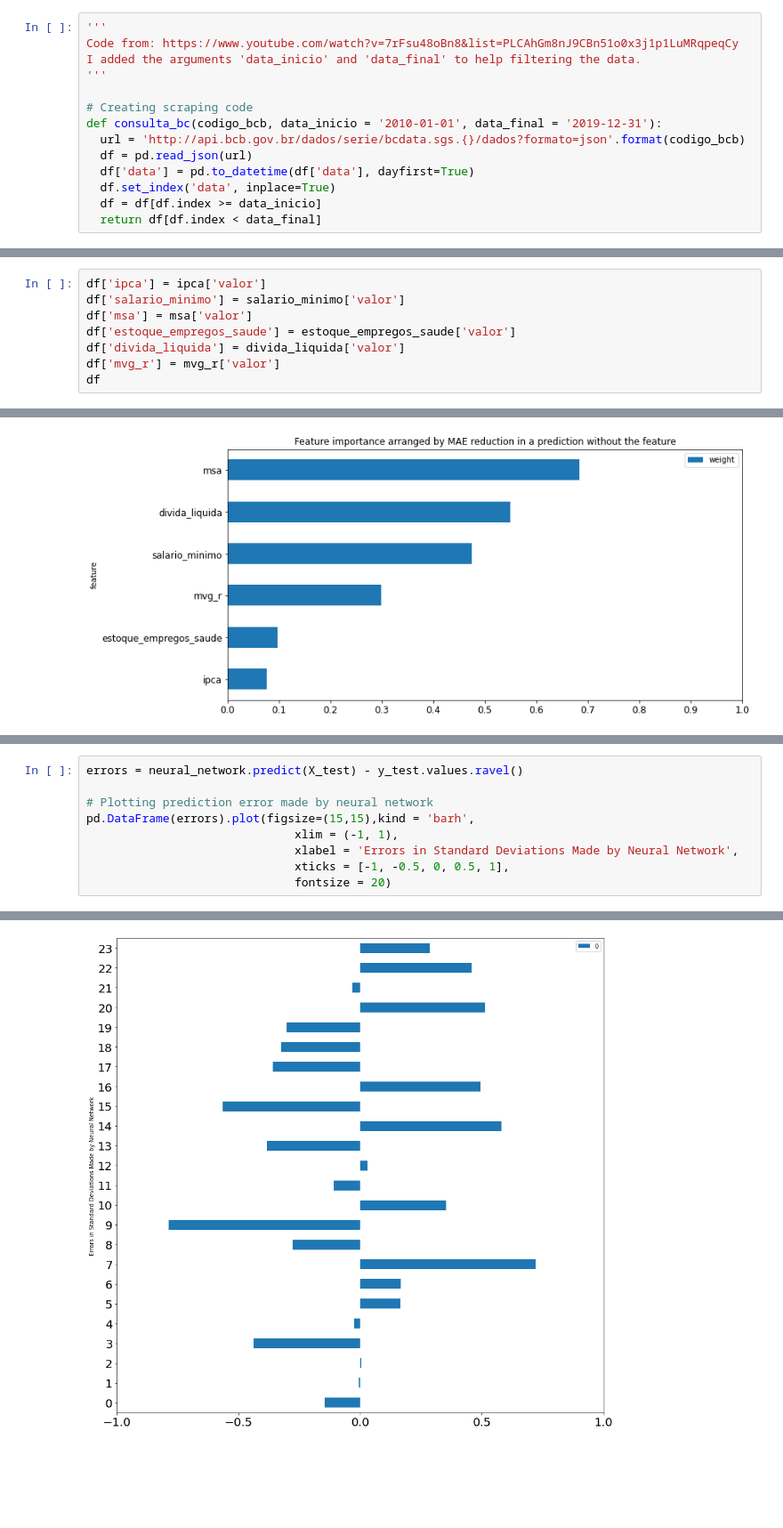
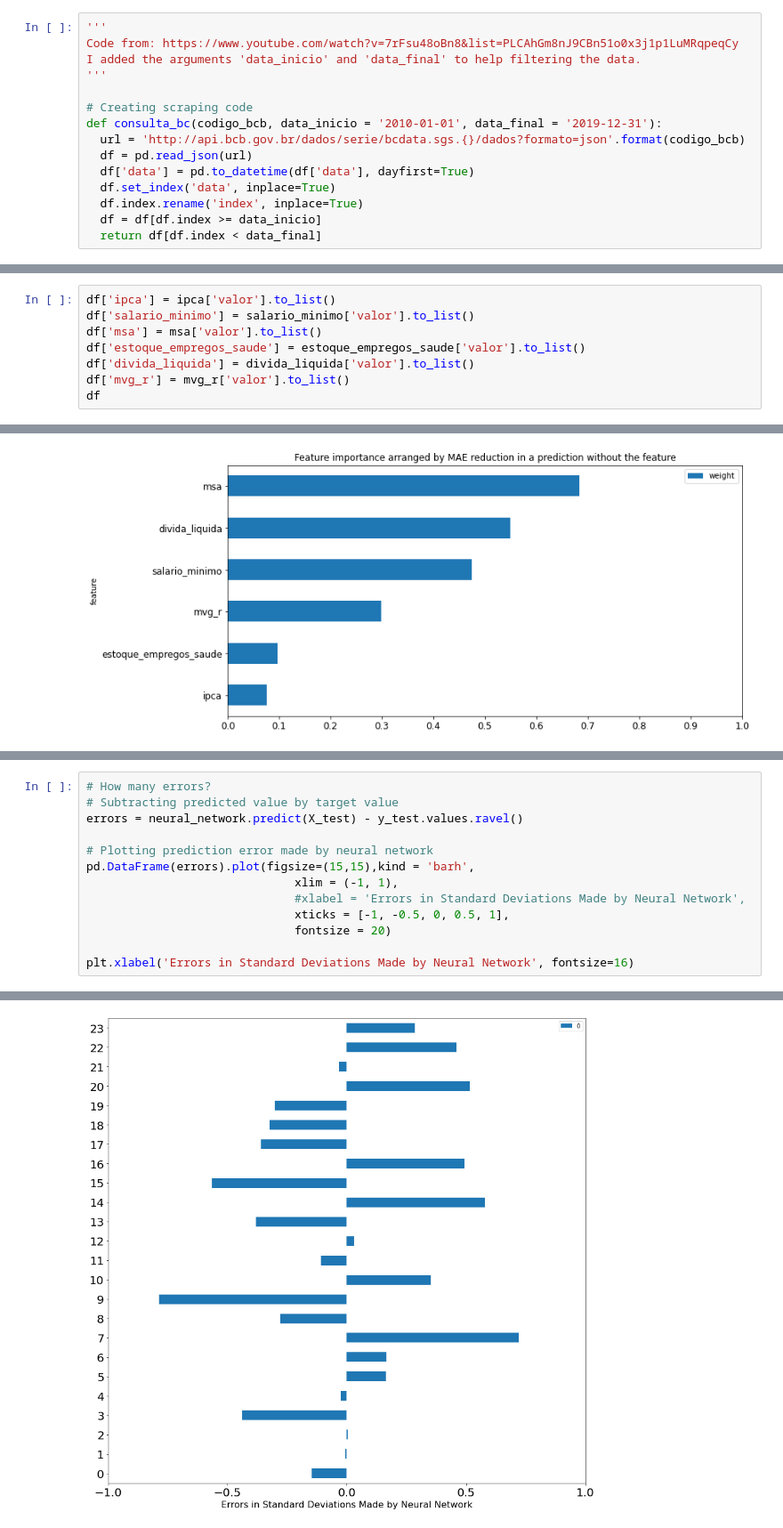
Before and after one commit to GabrielReisR/suicide_in_brazil, a Jupyter notebook: analyses/previsao_suicidios.ipynb, the cells around one changed output, grey strips where cells are left out. Shown at 89% size. Cells and saved outputs as stored; diff of their text form; blank space fills up the shorter version.

```diff
--- a/analyses/previsao_suicidios.ipynb
+++ b/analyses/previsao_suicidios.ipynb
@@ -166,6 +157,7 @@ def consulta_bc(codigo_bcb, data_inicio = '2010-01-01', data_final = '2019-12-31
   df = pd.read_json(url)
   df['data'] = pd.to_datetime(df['data'], dayfirst=True)
   df.set_index('data', inplace=True)
+  df.index.rename('index', inplace=True)
   df = df[df.index >= data_inicio]
   return df[df.index < data_final]
 # %%
@@ -189,12 +181,12 @@ mvg_r = consulta_bc(25419)
 # %% [markdown]
 ### Juntando os dados
 # %%
-df['ipca'] = ipca['valor']
-df['salario_minimo'] = salario_minimo['valor']
-df['msa'] = msa['valor']
-df['estoque_empregos_saude'] = estoque_empregos_saude['valor']
-df['divida_liquida'] = divida_liquida['valor']
-df['mvg_r'] = mvg_r['valor']
+df['ipca'] = ipca['valor'].to_list()
+df['salario_minimo'] = salario_minimo['valor'].to_list()
+df['msa'] = msa['valor'].to_list()
+df['estoque_empregos_saude'] = estoque_empregos_saude['valor'].to_list()
+df['divida_liquida'] = divida_liquida['valor'].to_list()
+df['mvg_r'] = mvg_r['valor'].to_list()
 df
 # %% [output]
 |  | n | ipca | salario_minimo | msa | estoque_empregos_saude | divida_liquida | mvg_r |
@@ -774,10 +600,14 @@ array([-0.21631677,  0.16783986, -1.25902762,  0.15686396, -0.91877461,
 # %%
+# How many errors?
+# Subtracting predicted value by target value
 errors = neural_network.predict(X_test) - y_test.values.ravel()
 
 # Plotting prediction error made by neural network
 pd.DataFrame(errors).plot(figsize=(15,15),kind = 'barh',
                               xlim = (-1, 1),
-                              xlabel = 'Errors in Standard Deviations Made by Neural Network',
+                              #xlabel = 'Errors in Standard Deviations Made by Neural Network',
                               xticks = [-1, -0.5, 0, 0.5, 1],
                               fontsize = 20)
+
+plt.xlabel('Errors in Standard Deviations Made by Neural Network', fontsize=16)
 # %% [output]
@@ -785 +615 @@ pd.DataFrame(errors).plot(figsize=(15,15),kind = 'barh',
-[figure, old version]
+[figure, new version]
```
Also changed, not shown: parts of 49 cells of this notebook.
